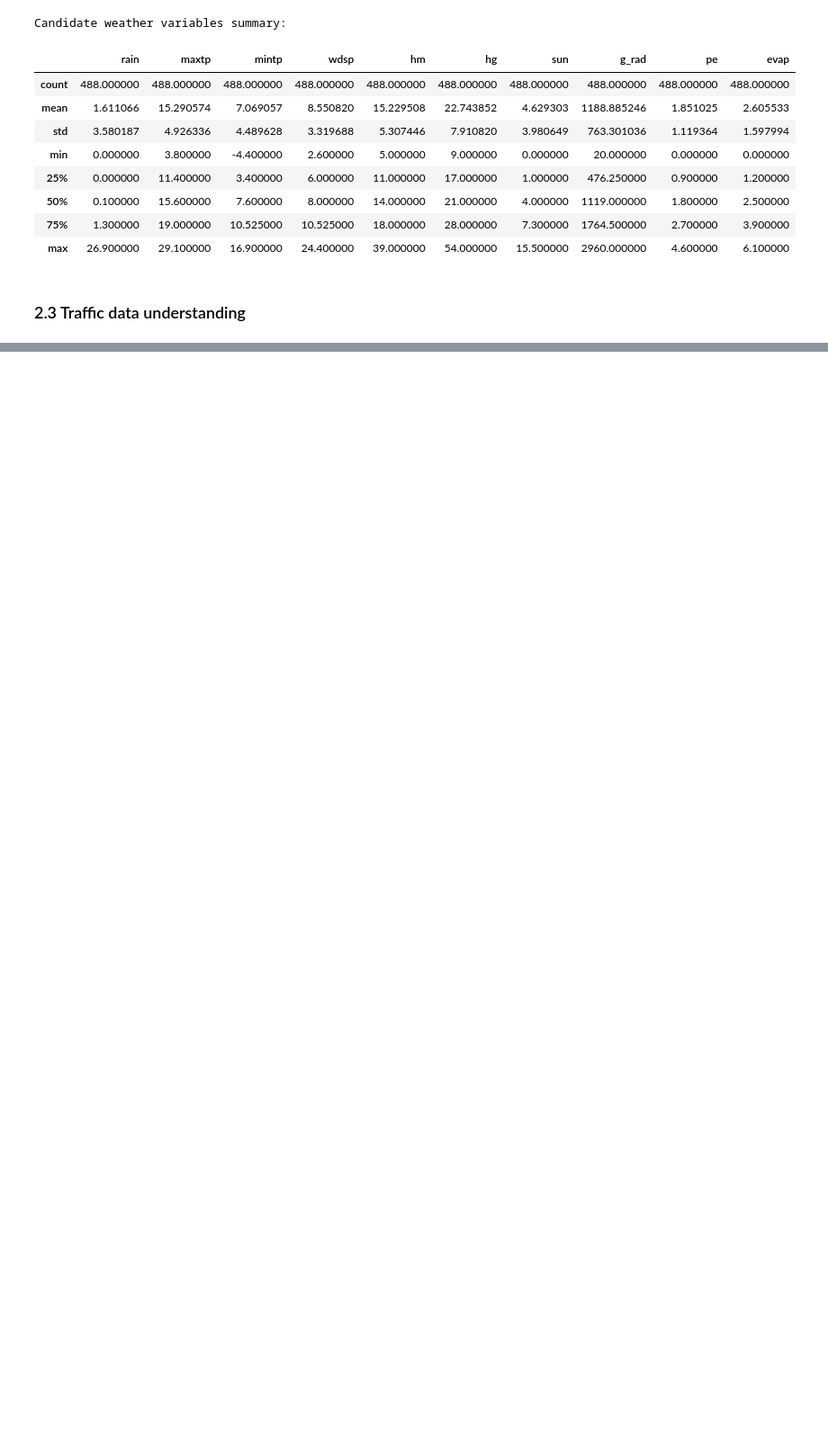
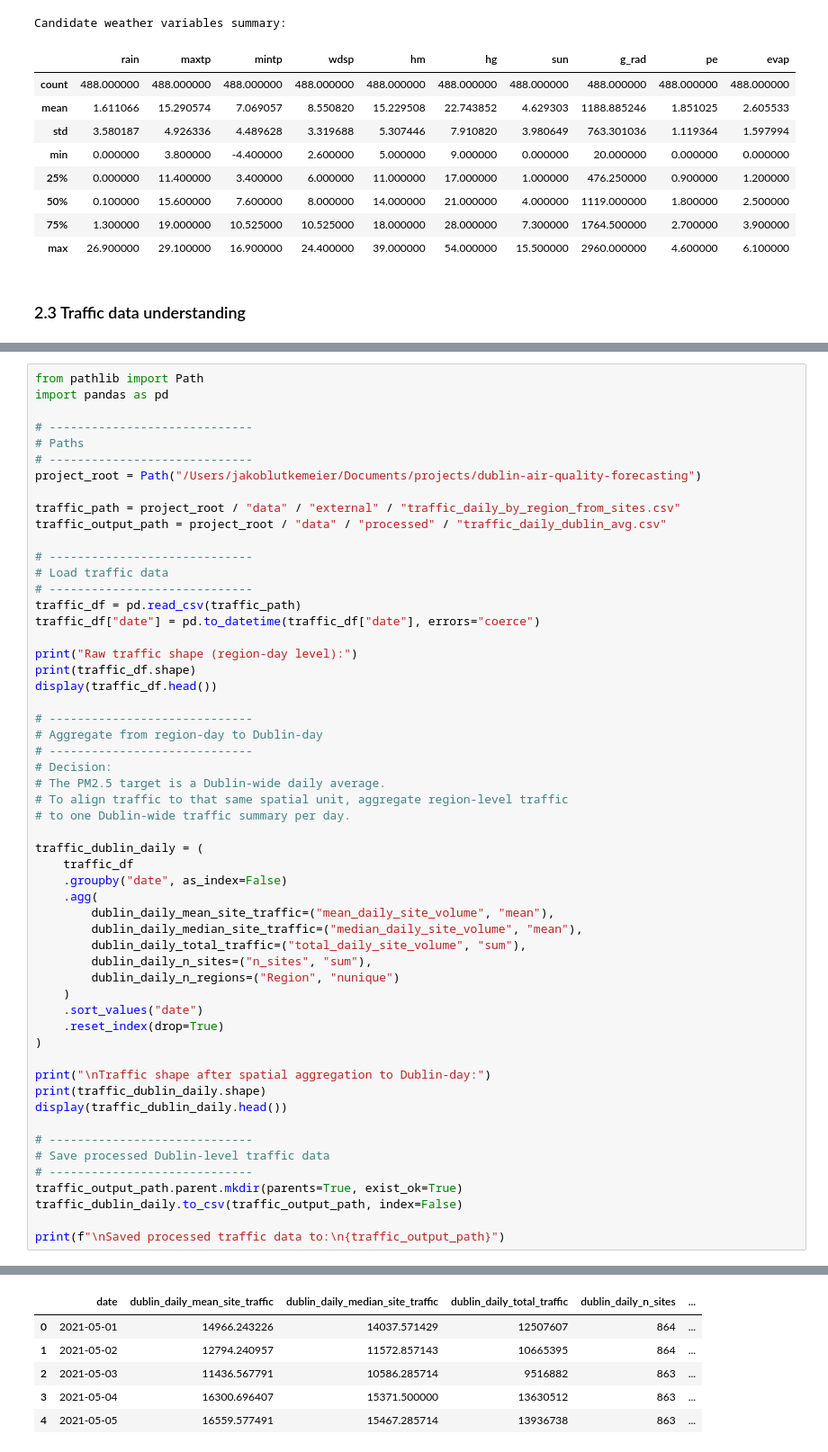
Before and after one commit to jako6f/dublin-air-quality-forecasting, a Jupyter notebook: notebooks/dublin_air_quality_forecasting.ipynb, the cells around one changed output, grey strips where cells are left out. Shown at 90% size. Drawn from its saved outputs; the diff is of its cells as text; blank space fills up the shorter version.

```diff
--- a/notebooks/dublin_air_quality_forecasting.ipynb
+++ b/notebooks/dublin_air_quality_forecasting.ipynb
@@ -1116,0 +845,56 @@ The final decision is whether the target should really be interpreted as **“ne
+# %%
+from pathlib import Path
+import pandas as pd
+
+# -----------------------------
+# Paths
+# -----------------------------
+project_root = Path("/Users/jakoblutkemeier/Documents/projects/dublin-air-quality-forecasting")
+
+traffic_path = project_root / "data" / "external" / "traffic_daily_by_region_from_sites.csv"
+traffic_output_path = project_root / "data" / "processed" / "traffic_daily_dublin_avg.csv"
+
+# -----------------------------
+# Load traffic data
+# -----------------------------
+traffic_df = pd.read_csv(traffic_path)
+traffic_df["date"] = pd.to_datetime(traffic_df["date"], errors="coerce")
+
+print("Raw traffic shape (region-day level):")
+print(traffic_df.shape)
+display(traffic_df.head())
+
+# -----------------------------
+# Aggregate from region-day to Dublin-day
+# -----------------------------
+# Decision:
+# The PM2.5 target is a Dublin-wide daily average.
+# To align traffic to that same spatial unit, aggregate region-level traffic
+# to one Dublin-wide traffic summary per day.
+
+traffic_dublin_daily = (
+    traffic_df
+    .groupby("date", as_index=False)
+    .agg(
+        dublin_daily_mean_site_traffic=("mean_daily_site_volume", "mean"),
+        dublin_daily_median_site_traffic=("median_daily_site_volume", "mean"),
+        dublin_daily_total_traffic=("total_daily_site_volume", "sum"),
+        dublin_daily_n_sites=("n_sites", "sum"),
+        dublin_daily_n_regions=("Region", "nunique")
+    )
+    .sort_values("date")
+    .reset_index(drop=True)
+)
+
+print("\nTraffic shape after spatial aggregation to Dublin-day:")
+print(traffic_dublin_daily.shape)
+display(traffic_dublin_daily.head())
+
+# -----------------------------
+# Save processed Dublin-level traffic data
+# -----------------------------
+traffic_output_path.parent.mkdir(parents=True, exist_ok=True)
+traffic_dublin_daily.to_csv(traffic_output_path, index=False)
+
+print(f"\nSaved processed traffic data to:\n{traffic_output_path}")
+# %% [output]
@@ -1116,0 +911,6 @@ The final decision is whether the target should really be interpreted as **“ne
+|  | date | dublin_daily_mean_site_traffic | dublin_daily_median_site_traffic | dublin_daily_total_traffic | dublin_daily_n_sites | ... |
+| 0 | 2021-05-01 | 14966.243226 | 14037.571429 | 12507607 | 864 | ... |
+| 1 | 2021-05-02 | 12794.240957 | 11572.857143 | 10665395 | 864 | ... |
+| 2 | 2021-05-03 | 11436.567791 | 10586.285714 | 9516882 | 863 | ... |
+| 3 | 2021-05-04 | 16300.696407 | 15371.500000 | 13630512 | 863 | ... |
+| 4 | 2021-05-05 | 16559.577491 | 15467.285714 | 13936738 | 863 | ... |
```
Also changed, not shown: parts of 20 cells of this notebook, 6 other files.
